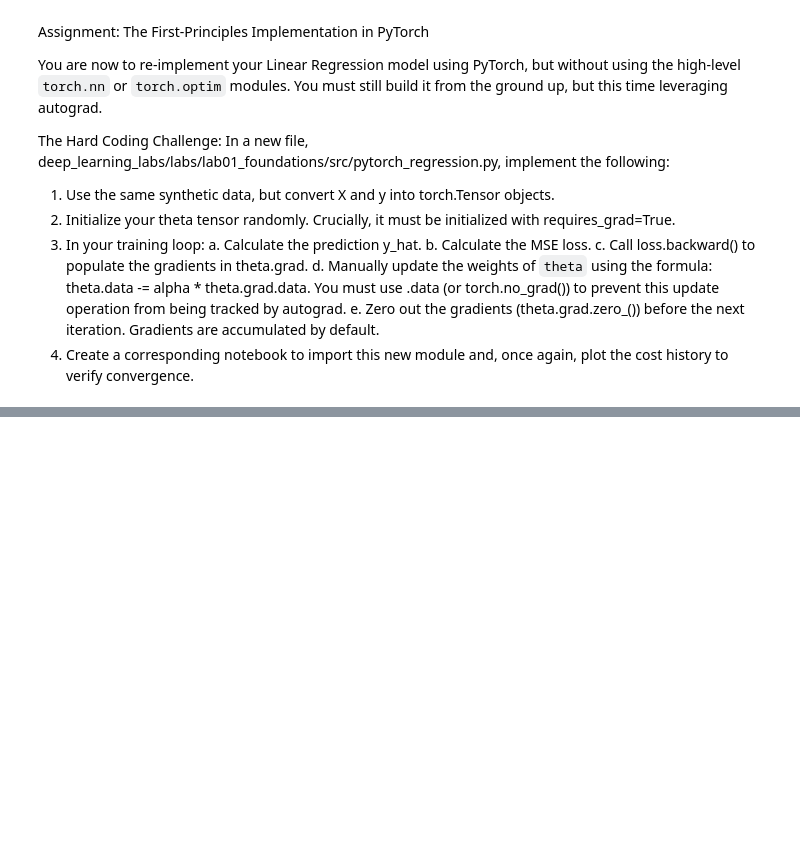
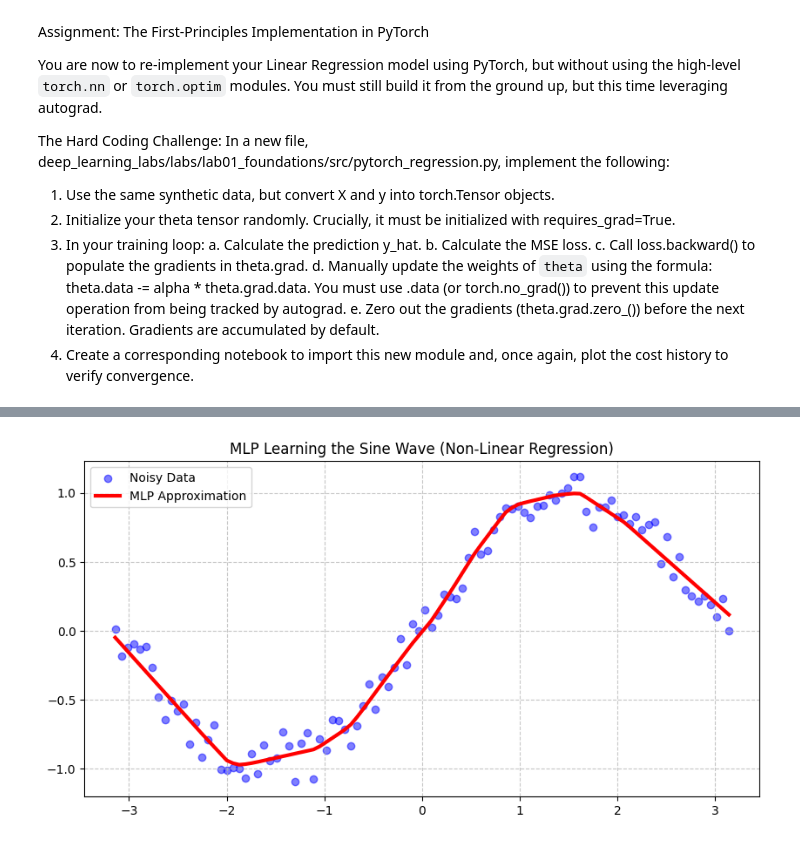
Before and after one commit to martinzx13/deep_learning_labs, a Jupyter notebook: labs/lab01_foundations/exercises/exercises.ipynb, the cells around one changed output, grey strips where cells are left out. Saved outputs shown, nothing was run; the diff lists cells and outputs as text; code cells hidden in the pictures; blank space fills up the shorter version.

```diff
--- a/labs/lab01_foundations/exercises/exercises.ipynb
+++ b/labs/lab01_foundations/exercises/exercises.ipynb
@@ -40,7 +40,7 @@ from linear_regression import gradient_descent
 def main():
   # r = 100, n = 2 including the one vector.
   # Definition of Variables.
-  X = 2 * np.random.rand(100, 1)
+  X = 2 * np.random.randn(100, 1)
   y = 4 + 3*X + np.random.randn(100,1)
   # (X*theta_0 - y)
   X_b = np.c_[(np.ones((100, 1)), X)]
@@ -113,0 +445,81 @@ if __name__ == "__main__":
+# %%
+import sys
+import torch
+import torch.nn as nn  # Added this!
+import torch.optim as optim
+import numpy as np
+import matplotlib.pyplot as plt
+
+sys.path.append('../src/')
+from mlp_model import MLPRegressor, DeepMLRegressor
+
+def main():
+    # 1. Defining the data (The Manifold)
+    X = torch.linspace(-np.pi, np.pi, 100).reshape(-1, 1)
+    y = torch.sin(X) + 0.1 * torch.randn(X.size())
+
+    # 2. Instantiate the Model
+    # 1 input (x) -> 64 hidden neurons -> 1 output (y_hat)
+    model = MLPRegressor(input_dim=1, hidden_dim=64, output_dim=1)
+    model_2_layer = DeepMLRegressor(input_dim =1, h1_dim = 64, h2_dim=32, output_dim=1)
+
+    # 3. Set up loss and optimizer
+    criterion = nn.MSELoss()
+    optimizer = optim.SGD(model.parameters(), lr=0.01) # Bumped LR to 0.1 for faster convergence
+    optimizer_layer2 = optim.SGD(model_2_layer.parameters(), lr=0.01)
+
+    cost_history = []
+    cost_history_2 = []
+
+    # 4. The Training Loop (The Evolution)
+    for epoch in range(5001): # Changed to 2001 so the 2000th epoch prints
+        optimizer.zero_grad()
+        optimizer_layer2.zero_grad()
+
+        predictions = model(X)
+        predictions_2 = model_2_layer(X)
+
+        loss = criterion(predictions, y)
+        loss_2 = criterion(predictions_2, y)
+
+        loss.backward()
+        loss_2.backward()
+
+        optimizer.step()
+        optimizer_layer2.step()
+
+        cost_history.append(loss.item())
+        cost_history_2.append(loss_2.item())
+
+        if epoch % 500 == 0:
+            print(f"Epoch [{epoch}]: Loss 1 Layer {loss.item():.4f}")
+            print(f"Epoch [{epoch}]: Loss 2 Layer {loss_2.item():.4f}")
+
+
+    # 5. Visualization (The Inference)
+    with torch.no_grad():
+        # model(X) returns a tensor, .numpy() makes it a plottable array
+        final_predictions = model(X).numpy()
+
+        final_predictions_2 = model_2_layer(X).numpy()
+
+    plt.figure(figsize=(10, 5))
+    plt.scatter(X.numpy(), y.numpy(), color='blue', alpha=0.5, label='Noisy Data')
+    plt.plot(X.numpy(), final_predictions, color='red', linewidth=3, label='MLP Approximation')
+    plt.legend()
+    plt.title('MLP Learning the Sine Wave (Non-Linear Regression)')
+    plt.grid(True, linestyle='--', alpha=0.7)
+    plt.show()
+
+
+    plt.figure(figsize=(10, 5))
+    plt.scatter(X.numpy(), y.numpy(), color='green', alpha=0.5, label='Noisy Data')
+    plt.plot(X.numpy(), final_predictions_2, color='magenta', linewidth=3, label='MLP Approximation')
+    plt.legend()
+    plt.title('Two Layers  MLP Learning the Sine Wave (Non-Linear Regression)')
+    plt.grid(True, linestyle='--', alpha=0.7)
+    plt.show()
+
+if __name__=='__main__':
+    main()
+# %% [output]
@@ -113,0 +543 @@ if __name__ == "__main__":
+[figure, added]
```
Also changed, not shown: parts of 10 cells of this notebook, 3 other files.
